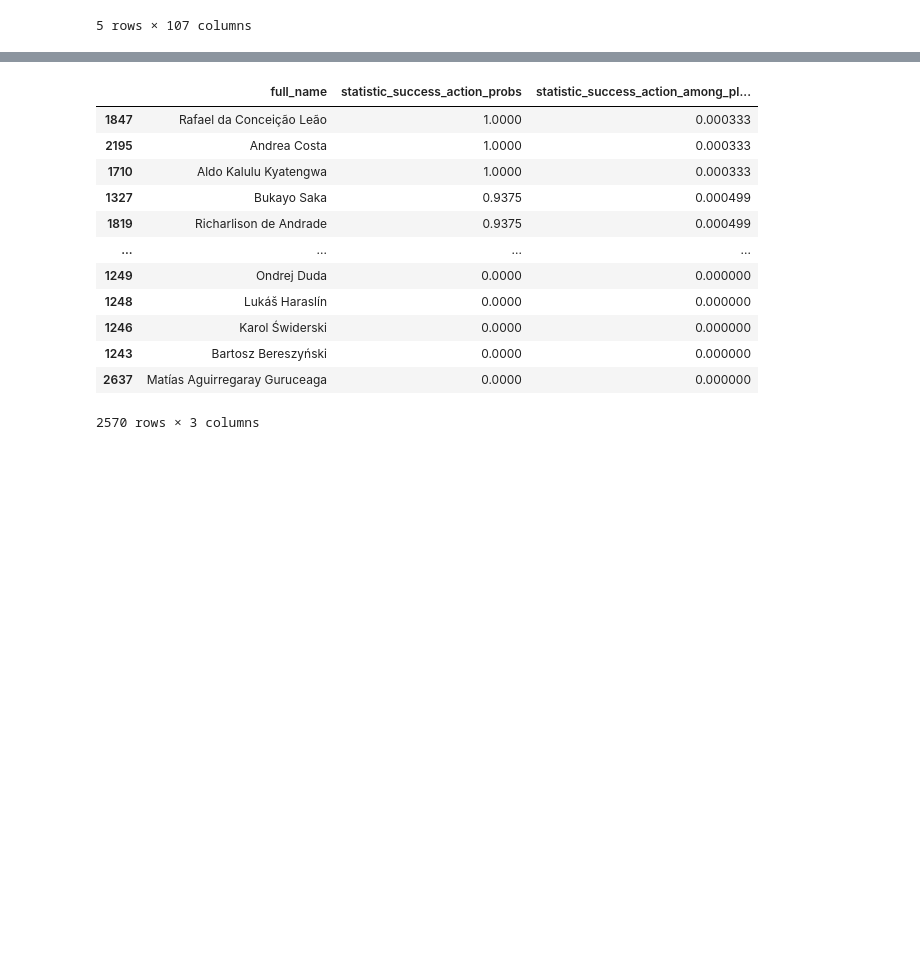
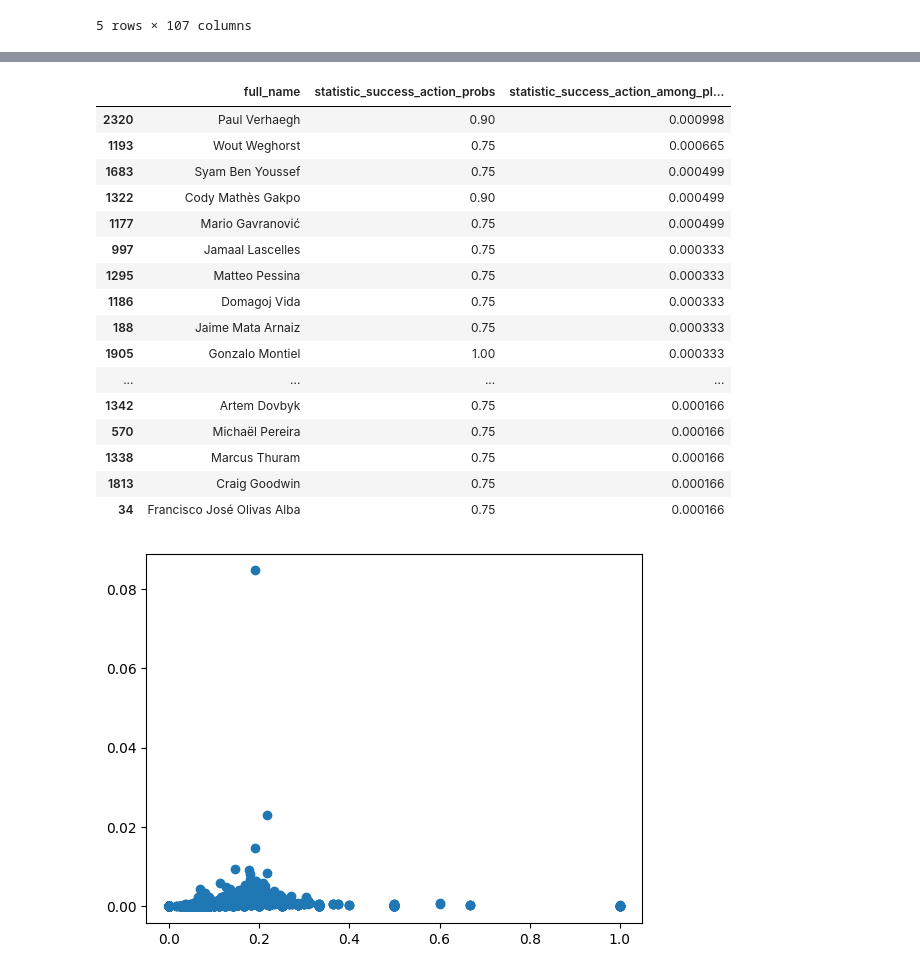
Before and after one commit to Steve23522016/vaep-base-code, a Jupyter notebook: notebooks/player_skill_probabilities_dataset_generator.ipynb, the cells around one changed output, grey strips where cells are left out. Cells and saved outputs as stored; diff of their text form; code cells hidden in the pictures; blank space fills up the shorter version.

Commit message:
Use random state 42, readjusting parameter of skill probs outliers boundary, retest experiment

```diff
--- a/notebooks/player_skill_probabilities_dataset_generator.ipynb
+++ b/notebooks/player_skill_probabilities_dataset_generator.ipynb
@@ -206,34 +207,52 @@ xpass_player_probs_df[["full_name", "statistic_success_action_probs", "statistic
 # %%
 from sklearn.cluster import DBSCAN
+from sklearn.neighbors import NearestNeighbors
 
 # Inspect Xgoal Probabilites Player sorted from the highest
 directory_model = MAPS_PLAYER_SKILL_PROBABILITIES_GENERATOR["xgoal"]["model_directory"]
 output_csv_filename = MAPS_PLAYER_SKILL_PROBABILITIES_GENERATOR["xgoal"]["csv_output_filename"]
 xgoal_player_probs_df = pd.read_csv(directory_model + output_csv_filename)
 xgoal_player_probs_df.sort_values(by="statistic_success_action_probs", ascending=False, inplace=True)
 
-# dbscan = DBSCAN()
+# min_samples = 4
+# neighbors = NearestNeighbors(n_neighbors=min_samples)
+# neighbors_fit = neighbors.fit(xgoal_player_probs_df[["statistic_success_action_probs", "statistic_success_action_among_players"]])
+# distances, indices = neighbors_fit.kneighbors(xgoal_player_probs_df[["statistic_success_action_probs", "statistic_success_action_among_players"]])
+# distances = np.sort(distances, axis=0)
+# distances = distances[:,1]
+# plt.axis([2500, 3000, 0, 0.002])
+# plt.plot(distances)
+
+# epsilon = 0.001
+# min_samples = 1000
+# dbscan = DBSCAN(eps=epsilon, min_samples=min_samples)
 # dbscan.fit(xgoal_player_probs_df[["statistic_success_action_probs", "statistic_success_action_among_players"]])
-# colors = dbscan.labels_
-# plt.scatter(xgoal_player_probs_df["statistic_success_action_probs"], xgoal_player_probs_df["statistic_success_action_among_players"], c=colors)
+# labels = dbscan.labels_
+# outliers_data = xgoal_player_probs_df[["statistic_success_action_probs", "statistic_success_action_among_players"]][labels == -1]
+plt.scatter(xgoal_player_probs_df["statistic_success_action_probs"], xgoal_player_probs_df["statistic_success_action_among_players"])
 
-xgoal_player_probs_df = xgoal_player_probs_df[(xgoal_player_probs_df["statistic_success_action_probs"] <= 0.45) & (xgoal_player_probs_df["statistic_success_action_among_players"] <= 0.03)]
+xgoal_player_probs_df = xgoal_player_probs_df[(xgoal_player_probs_df["statistic_success_action_probs"] <= 0.8) & (xgoal_player_probs_df["statistic_success_action_among_players"] <= 0.04)]
 scaler = preprocessing.MinMaxScaler(feature_range=(0,1))
 xgoal_player_probs_df[["statistic_success_action_probs"]] = scaler.fit_transform(xgoal_player_probs_df[["statistic_success_action_probs"]])
-xgoal_player_probs_df[["full_name", "statistic_success_action_probs", "statistic_success_action_among_players"]]
+xgoal_player_probs_df[["full_name", "statistic_success_action_probs", "statistic_success_action_among_players"]].sort_values(by="statistic_success_action_among_players", ascending=False)[xgoal_player_probs_df['statistic_success_action_probs'] > 0.6]
 # %% [output]
 |  | full_name | statistic_success_action_probs | statistic_success_action_among_pl... |
-| 1847 | Rafael da Conceição Leão | 1.0000 | 0.000333 |
-| 2195 | Andrea Costa | 1.0000 | 0.000333 |
-| 1710 | Aldo Kalulu Kyatengwa | 1.0000 | 0.000333 |
-| 1327 | Bukayo Saka | 0.9375 | 0.000499 |
-| 1819 | Richarlison de Andrade | 0.9375 | 0.000499 |
+| 2320 | Paul Verhaegh | 0.90 | 0.000998 |
+| 1193 | Wout Weghorst | 0.75 | 0.000665 |
+| 1683 | Syam Ben Youssef | 0.75 | 0.000499 |
+| 1322 | Cody Mathès Gakpo | 0.90 | 0.000499 |
+| 1177 | Mario Gavranović | 0.75 | 0.000499 |
+| 997 | Jamaal Lascelles | 0.75 | 0.000333 |
+| 1295 | Matteo Pessina | 0.75 | 0.000333 |
+| 1186 | Domagoj Vida | 0.75 | 0.000333 |
+| 188 | Jaime Mata Arnaiz | 0.75 | 0.000333 |
+| 1905 | Gonzalo Montiel | 1.00 | 0.000333 |
 | ... | ... | ... | ... |
-| 1249 | Ondrej Duda | 0.0000 | 0.000000 |
-| 1248 | Lukáš Haraslín | 0.0000 | 0.000000 |
-| 1246 | Karol Świderski | 0.0000 | 0.000000 |
-| 1243 | Bartosz Bereszyński | 0.0000 | 0.000000 |
-| 2637 | Matías Aguirregaray Guruceaga | 0.0000 | 0.000000 |
+| 1342 | Artem Dovbyk | 0.75 | 0.000166 |
+| 570 | Michaël Pereira | 0.75 | 0.000166 |
+| 1338 | Marcus Thuram | 0.75 | 0.000166 |
+| 1813 | Craig Goodwin | 0.75 | 0.000166 |
+| 34 | Francisco José Olivas Alba | 0.75 | 0.000166 |
-2570 rows × 3 columns
+[figure, added]
 # %%
 from sklearn.cluster import DBSCAN
```
Also changed, not shown: parts of 2 cells of this notebook, 4 other files.
